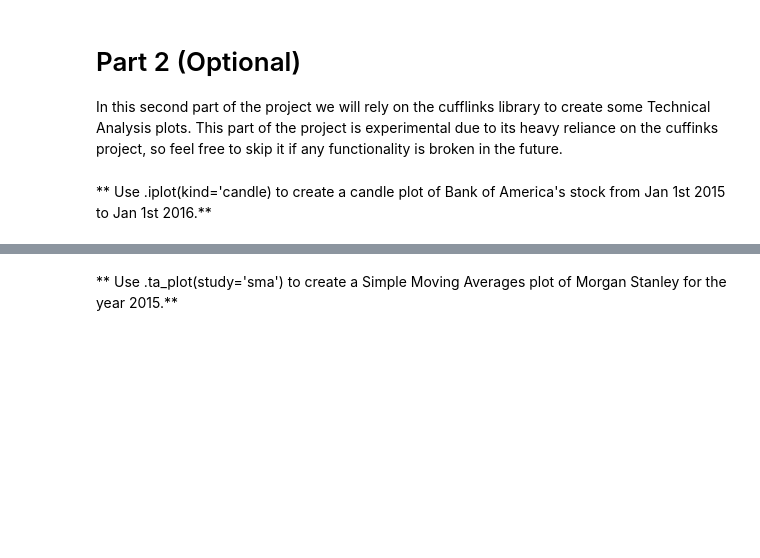
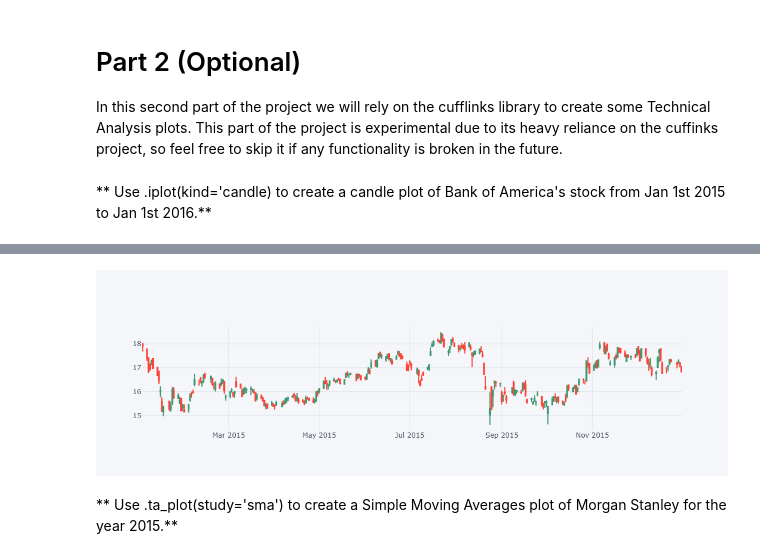
Before and after one commit to SpeedBird789/Data-Capstone-Project, a Jupyter notebook: Finance Project My Attempt.ipynb, the cells around one changed output, grey strips where cells are left out. Saved outputs shown, nothing was run; the diff lists cells and outputs as text; code cells hidden in the pictures; blank space fills up the shorter version.

```diff
--- a/Finance Project My Attempt.ipynb
+++ b/Finance Project My Attempt.ipynb
@@ -300,2 +303,6 @@ In this second part of the project we will rely on the cufflinks library to crea
+# %%
+BAC.loc['2015-01-01' : '2016-01-01'].iplot(kind='candle')
+# %% [output]
+[figure, added]
 # %% [markdown]
 ** Use .ta_plot(study='sma') to create a Simple Moving Averages plot of Morgan Stanley for the year 2015.**
```
Also changed, not shown: parts of 9 cells of this notebook.
